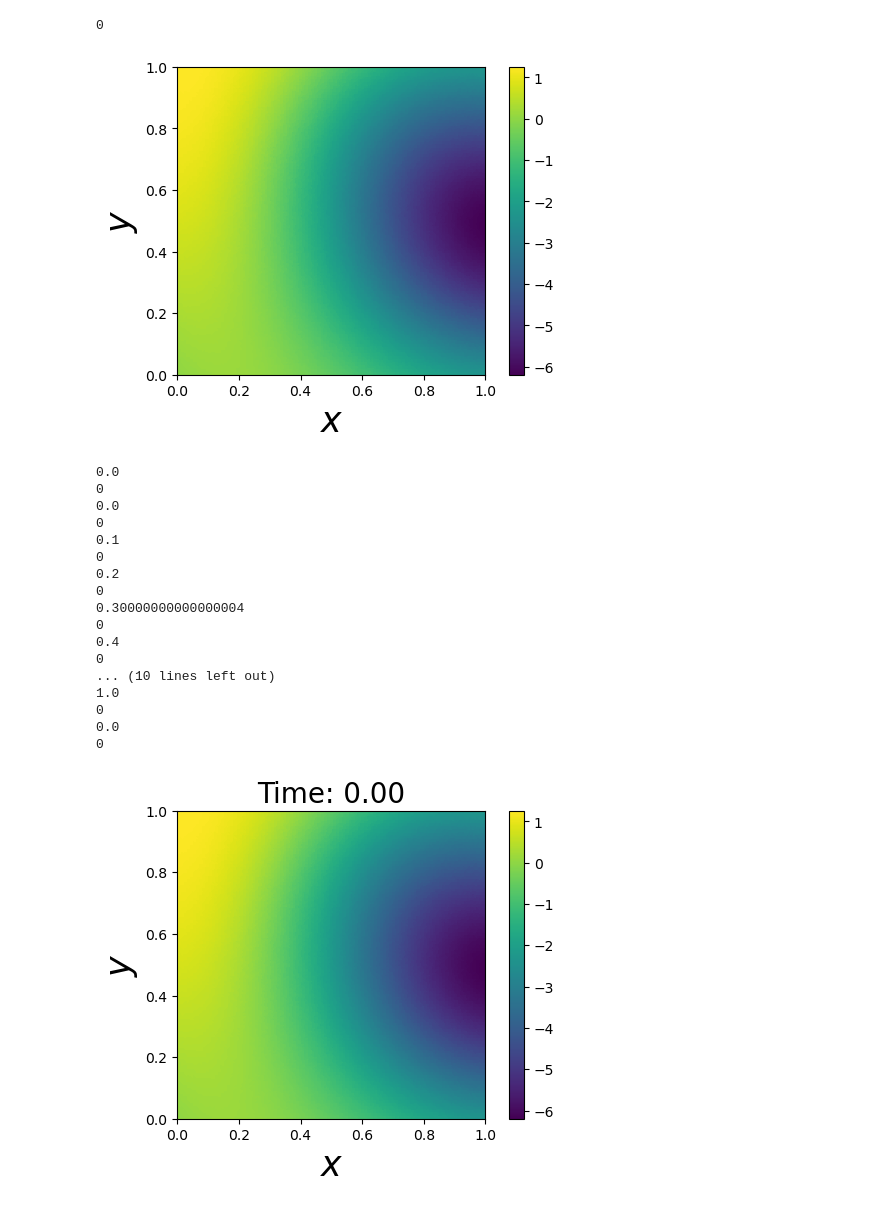
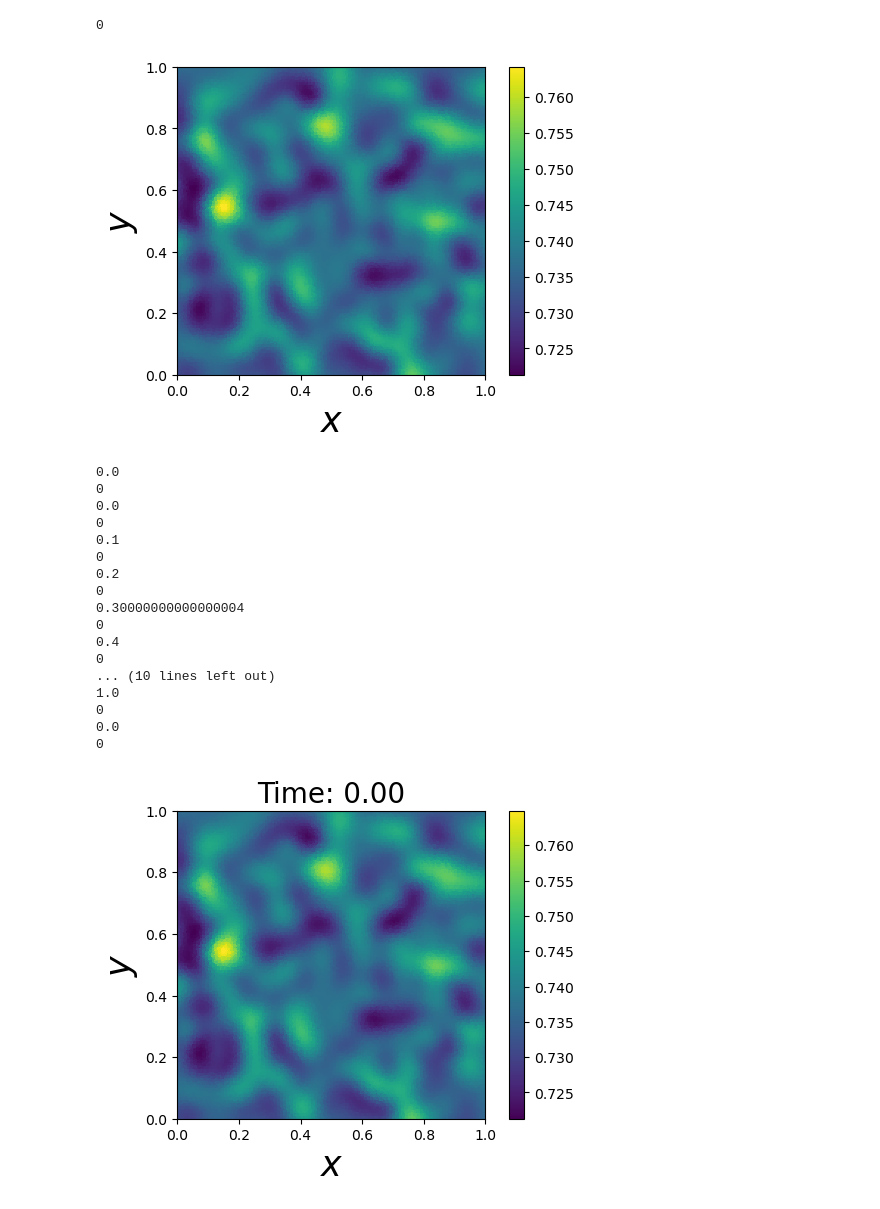
Before and after one commit to JoostHMPrins/ngo, a Jupyter notebook: analysisnotebooks/tdarcy.ipynb, the cells around one changed output. Drawn from its saved outputs; the diff is of its cells as text; code cells hidden in the pictures.

```diff
--- a/analysisnotebooks/tdarcy.ipynb
+++ b/analysisnotebooks/tdarcy.ipynb
@@ -22,8 +35,17 @@ The autoreload extension is already loaded. To reload it, use:
 # Parameters
 N_samples = 1
 variables = ['t', 'x', 'x']
-l_min = [0.5, 0.5, 0.5]
-l_max = [1, 1, 1]
-device = 'cpu'
+l_min = [0.5, 0.05, 0.05]
+l_max = [0.5, 0.05, 0.05]
+device = 'cuda:3'
 
 dataset = ManufacturedSolutionsSet(N_samples, variables, l_min, l_max, device)
+
+theta = dataset.theta
+f = dataset.f
+eta_y0 = dataset.etab
+eta_yL = dataset.etat
+g_x0 = dataset.gl
+g_xL = dataset.gr
+u = dataset.u
+u0 = dataset.u0
@@ -66,15 +85,16 @@ plt.show()
 # %%
-variable = dataset.etab
+variable = dataset.u
 
 # Create grid
 X, Y = np.mgrid[0:1:100*1j, 0:1:100*1j]
 x = np.vstack([X.ravel(), Y.ravel()]).T
 x = torch.tensor(x)
-tx = torch.zeros(x.shape[0], x.shape[1] + 1)
+tx = torch.zeros(x.shape[0], x.shape[1] + 1, device='cuda:3')
 tx[:, 1:] = x
 t = 0
 tx[:, 0] = t
-variable_d = discretize_functions(variable, tx, device='cpu')
+variable_d = discretize_functions(variable, tx, device='cuda:3')
+# variable_d = model.simforward(theta, f, eta_y0, eta_yL, g_x0, g_xL, u0, tx, u)
 
 size_title = 20
 size_ticklabels = 15
@@ -83,7 +103,7 @@ size_axeslabels = 25
 fig, ax = plt.subplots(1,1, figsize=(6, 4))
 fig.subplots_adjust(left=None, bottom=None, right=None, top=None, wspace=0.4, hspace=0.4)
 
-fig = ax.tripcolor(tx[:,1], tx[:,2], variable_d[0])
+fig = ax.tripcolor(tx[:,1].detach().cpu().numpy(), tx[:,2].detach().cpu().numpy(), variable_d[0].detach().cpu().numpy())
 
 ax.ticklabel_format(style='sci', scilimits=[-3,3])
 ax.set_xlabel(r'$x$', fontsize=size_axeslabels)
@@ -105,38 +125,40 @@ t_values = np.linspace(0, 1, 11)  # Time steps for the animation
 fig, ax = plt.subplots(1, 1, figsize=(6, 4))
 fig.subplots_adjust(left=None, bottom=None, right=None, top=None, wspace=0.4, hspace=0.4)
 
 # Set up the plot
 tripcolor_plot = ax.tripcolor(x[:, 0].numpy(), x[:, 1].numpy(), np.zeros_like(x[:, 0].numpy()), vmin=torch.amin(variable_d), vmax=torch.amax(variable_d))
 
 ax.ticklabel_format(style='sci', scilimits=[-3, 3])
 ax.set_xlabel(r'$x$', fontsize=size_axeslabels)
 ax.set_ylabel(r'$y$', fontsize=size_axeslabels)
 ax.set_xlim(0, 1)
 ax.set_ylim(0, 1)
 ax.set_aspect('equal')
 cbar = plt.colorbar(tripcolor_plot, ax=ax)
 
 # Update function for the animation
 def update(t):
     print(t)
-    tx = torch.zeros(x.shape[0], x.shape[1] + 1)
+    tx = torch.zeros(x.shape[0], x.shape[1] + 1, device='cuda:3')
     tx[:, 1:] = x
     tx[:, 0] = t
-    variable_d = discretize_functions(variable, tx, device='cpu')
+    variable_d = discretize_functions(variable, tx, device='cuda:3')
+    # variable_d = model.simforward(theta, f, eta_y0, eta_yL, g_x0, g_xL, u0, tx, u)
+
 
     # tripcolor_plot.set_array(u_d[0].numpy())
-    tripcolor_plot = ax.tripcolor(x[:, 0].numpy(), x[:, 1].numpy(), variable_d[0])
+    tripcolor_plot = ax.tripcolor(x[:, 0].detach().cpu().numpy(), x[:, 1].detach().cpu().numpy(), variable_d[0].detach().cpu().numpy())
     ax.set_title(f'Time: {t:.2f}', fontsize=size_title)
 
 # Create the animation
 ani = FuncAnimation(fig, update, frames=t_values, repeat=False)
 
 # Save or display animation
-ani.save('f.gif', writer='pillow', fps=10)
+ani.save('u.gif', writer='pillow', fps=5)
 # plt.show()  # Uncomment to display the animation
 # %% [output]
 0
-[figure, old version]
+[figure, new version]
 0.0
 0
 0.0
@@ -154,4 +176,4 @@ ani.save('f.gif', writer='pillow', fps=10)
 0
 0.0
 0
-[figure, old version]
+[figure, new version]
```
Also changed, not shown: parts of 5 cells of this notebook.
